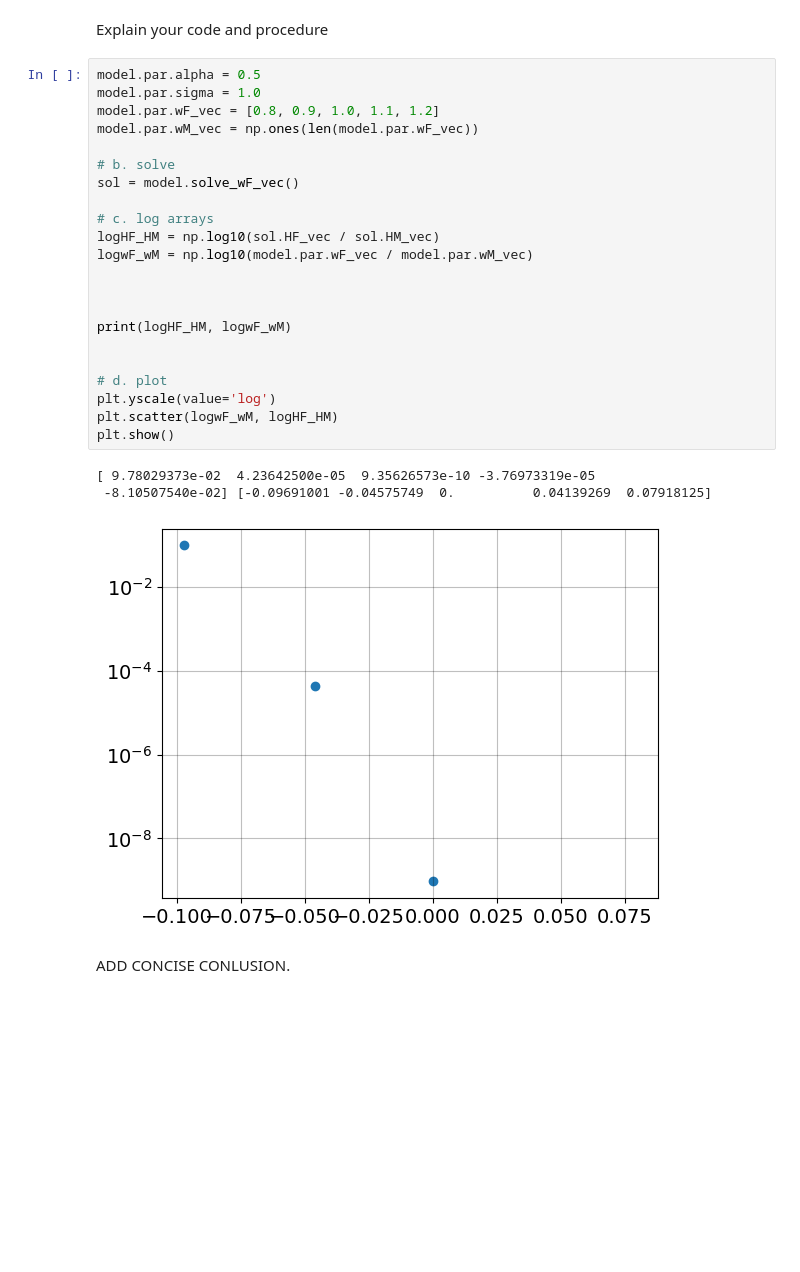
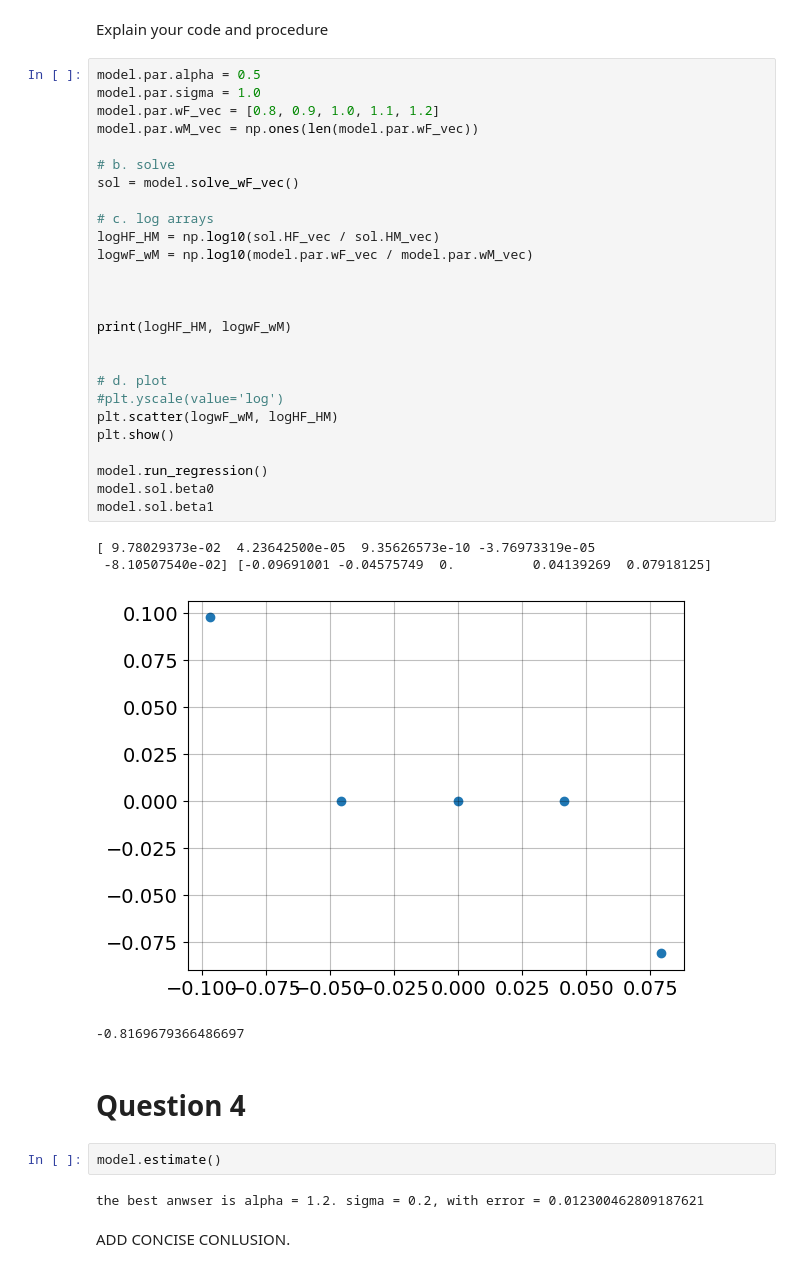
Before and after one commit to NumEconCopenhagen/projects-2023-the-best-duo, a Jupyter notebook: inauguralproject/inauguralproject.ipynb, the cells around one changed output. Saved outputs shown, nothing was run; the diff lists cells and outputs as text; blank space fills up the shorter version.

```diff
--- a/inauguralproject/inauguralproject.ipynb
+++ b/inauguralproject/inauguralproject.ipynb
@@ -100,28 +103,39 @@ Explain your code and procedure
 # %%
 model.par.alpha = 0.5
 model.par.sigma = 1.0
 model.par.wF_vec = [0.8, 0.9, 1.0, 1.1, 1.2]
 model.par.wM_vec = np.ones(len(model.par.wF_vec))
 
 # b. solve
 sol = model.solve_wF_vec()
 
 # c. log arrays
 logHF_HM = np.log10(sol.HF_vec / sol.HM_vec)
 logwF_wM = np.log10(model.par.wF_vec / model.par.wM_vec)
 
 
 
 print(logHF_HM, logwF_wM)
 
 
 # d. plot
-plt.yscale(value='log')
+#plt.yscale(value='log')
 plt.scatter(logwF_wM, logHF_HM)
 plt.show()
+
+model.run_regression()
+model.sol.beta0
+model.sol.beta1
 # %% [output]
 [ 9.78029373e-02  4.23642500e-05  9.35626573e-10 -3.76973319e-05
  -8.10507540e-02] [-0.09691001 -0.04575749  0.          0.04139269  0.07918125]
-[figure, old version]
+[figure, new version]
+-0.8169679366486697
+# %% [markdown]
+# Question 4
+# %%
+model.estimate()
+# %% [output]
+the best anwser is alpha = 1.2. sigma = 0.2, with error = 0.012300462809187621
 # %% [markdown]
 ADD CONCISE CONLUSION.
```
Also changed, not shown: parts of 2 cells of this notebook, 1 other file.
